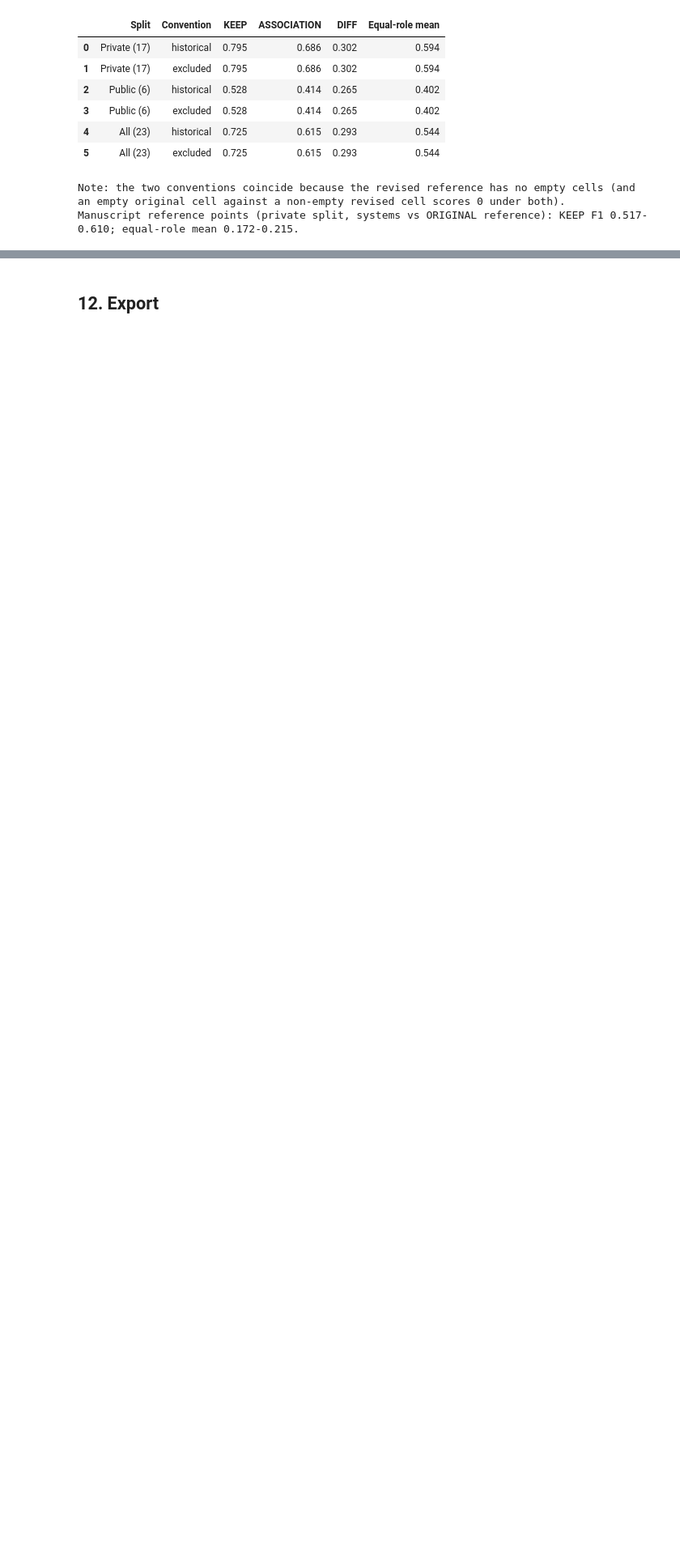
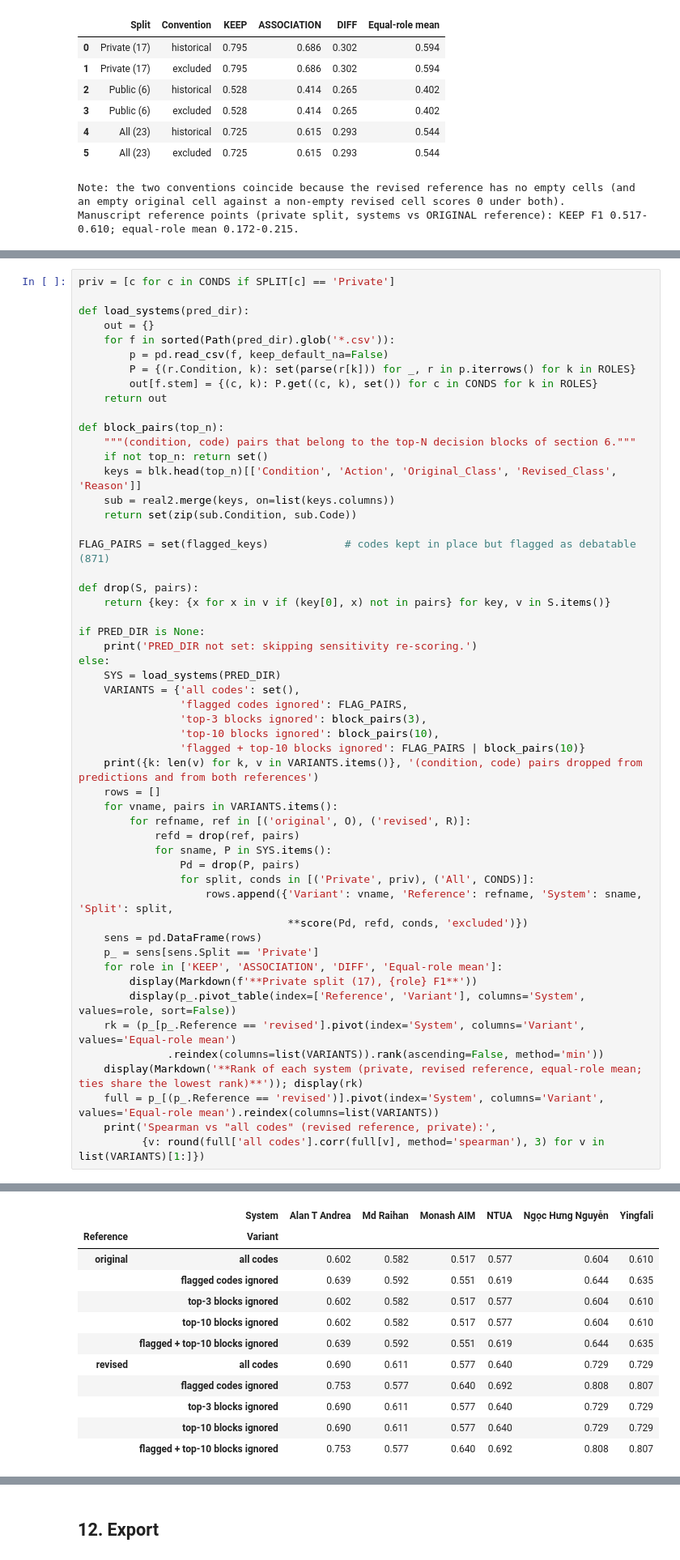
Before and after one commit to csisc/CohortX, a Jupyter notebook: CohortX_Task_3_Dataset_Evaluation.ipynb, the cells around one changed output, grey strips where cells are left out. Shown at 81% size. Drawn from its saved outputs; the diff is of its cells as text; blank space fills up the shorter version.

```diff
--- a/CohortX_Task_3_Dataset_Evaluation.ipynb
+++ b/CohortX_Task_3_Dataset_Evaluation.ipynb
@@ -758,0 +800,54 @@ PRED_DIR not set: skipping system re-scoring.
+# %%
+priv = [c for c in CONDS if SPLIT[c] == 'Private']
+
+def load_systems(pred_dir):
+    out = {}
+    for f in sorted(Path(pred_dir).glob('*.csv')):
+        p = pd.read_csv(f, keep_default_na=False)
+        P = {(r.Condition, k): set(parse(r[k])) for _, r in p.iterrows() for k in ROLES}
+        out[f.stem] = {(c, k): P.get((c, k), set()) for c in CONDS for k in ROLES}
+    return out
+
+def block_pairs(top_n):
+    """(condition, code) pairs that belong to the top-N decision blocks of section 6."""
+    if not top_n: return set()
+    keys = blk.head(top_n)[['Condition', 'Action', 'Original_Class', 'Revised_Class', 'Reason']]
+    sub = real2.merge(keys, on=list(keys.columns))
+    return set(zip(sub.Condition, sub.Code))
+
+FLAG_PAIRS = set(flagged_keys)            # codes kept in place but flagged as debatable (871)
+
+def drop(S, pairs):
+    return {key: {x for x in v if (key[0], x) not in pairs} for key, v in S.items()}
+
+if PRED_DIR is None:
+    print('PRED_DIR not set: skipping sensitivity re-scoring.')
+else:
+    SYS = load_systems(PRED_DIR)
+    VARIANTS = {'all codes': set(),
+                'flagged codes ignored': FLAG_PAIRS,
+                'top-3 blocks ignored': block_pairs(3),
+                'top-10 blocks ignored': block_pairs(10),
+                'flagged + top-10 blocks ignored': FLAG_PAIRS | block_pairs(10)}
+    print({k: len(v) for k, v in VARIANTS.items()}, '(condition, code) pairs dropped from predictions and from both references')
+    rows = []
+    for vname, pairs in VARIANTS.items():
+        for refname, ref in [('original', O), ('revised', R)]:
+            refd = drop(ref, pairs)
+            for sname, P in SYS.items():
+                Pd = drop(P, pairs)
+                for split, conds in [('Private', priv), ('All', CONDS)]:
+                    rows.append({'Variant': vname, 'Reference': refname, 'System': sname, 'Split': split,
+                                 **score(Pd, refd, conds, 'excluded')})
+    sens = pd.DataFrame(rows)
+    p_ = sens[sens.Split == 'Private']
+    for role in ['KEEP', 'ASSOCIATION', 'DIFF', 'Equal-role mean']:
+        display(Markdown(f'**Private split (17), {role} F1**'))
+        display(p_.pivot_table(index=['Reference', 'Variant'], columns='System', values=role, sort=False))
+    rk = (p_[p_.Reference == 'revised'].pivot(index='System', columns='Variant', values='Equal-role mean')
+              .reindex(columns=list(VARIANTS)).rank(ascending=False, method='min'))
+    display(Markdown('**Rank of each system (private, revised reference, equal-role mean; ties share the lowest rank)**')); display(rk)
+    full = p_[(p_.Reference == 'revised')].pivot(index='System', columns='Variant', values='Equal-role mean').reindex(columns=list(VARIANTS))
+    print('Spearman vs "all codes" (revised reference, private):',
+          {v: round(full['all codes'].corr(full[v], method='spearman'), 3) for v in list(VARIANTS)[1:]})
+# %% [output]
@@ -758,0 +856,12 @@ PRED_DIR not set: skipping system re-scoring.
+|  | System | Alan T Andrea | Md Raihan | Monash AIM | NTUA | Ngọc Hưng Nguyễn | Yingfali |
+| Reference | Variant |  |  |  |  |  |  |
+| original | all codes | 0.602 | 0.582 | 0.517 | 0.577 | 0.604 | 0.610 |
+|  | flagged codes ignored | 0.639 | 0.592 | 0.551 | 0.619 | 0.644 | 0.635 |
+|  | top-3 blocks ignored | 0.602 | 0.582 | 0.517 | 0.577 | 0.604 | 0.610 |
+|  | top-10 blocks ignored | 0.602 | 0.582 | 0.517 | 0.577 | 0.604 | 0.610 |
+|  | flagged + top-10 blocks ignored | 0.639 | 0.592 | 0.551 | 0.619 | 0.644 | 0.635 |
+| revised | all codes | 0.690 | 0.611 | 0.577 | 0.640 | 0.729 | 0.729 |
+|  | flagged codes ignored | 0.753 | 0.577 | 0.640 | 0.692 | 0.808 | 0.807 |
+|  | top-3 blocks ignored | 0.690 | 0.611 | 0.577 | 0.640 | 0.729 | 0.729 |
+|  | top-10 blocks ignored | 0.690 | 0.611 | 0.577 | 0.640 | 0.729 | 0.729 |
+|  | flagged + top-10 blocks ignored | 0.753 | 0.577 | 0.640 | 0.692 | 0.808 | 0.807 |
```
Also changed, not shown: parts of 15 cells of this notebook.
